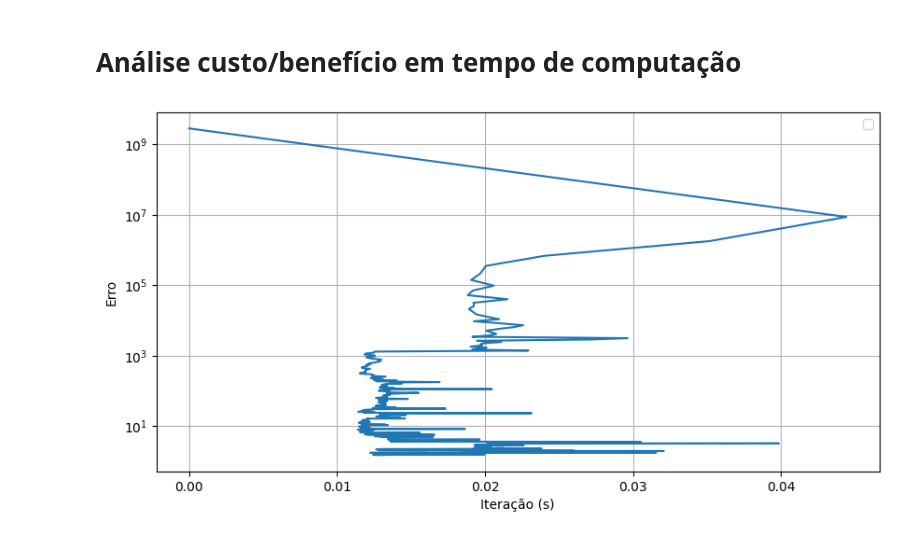
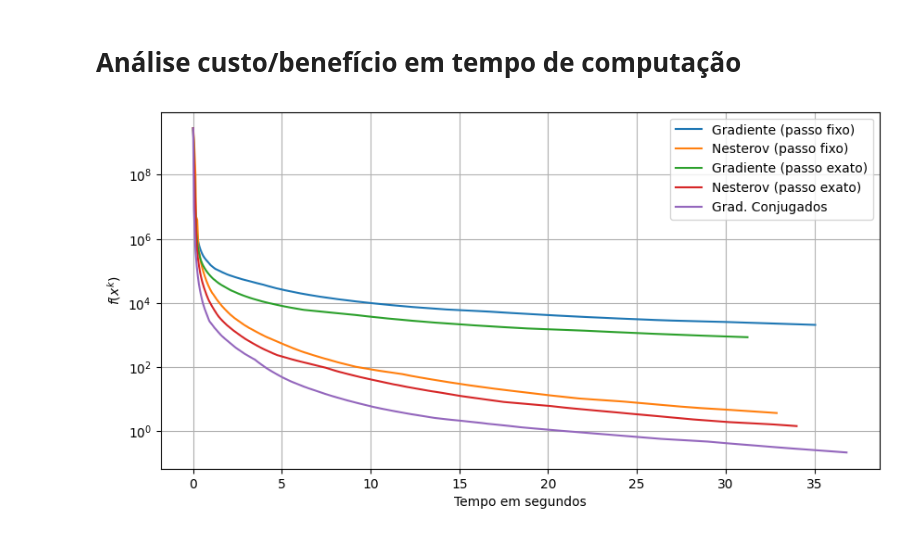
Before and after one commit to Vileno-C/image_reconstruction, a Jupyter notebook: skimage_test.ipynb, the cells around one changed output. Cells and saved outputs as stored; diff of their text form; code cells hidden in the pictures.

```diff
--- a/skimage_test.ipynb
+++ b/skimage_test.ipynb
@@ -296,27 +355,20 @@ plt.grid(True)
 # %% [markdown]
 # Análise custo/benefício em tempo de computação
 # %%
-# Erro de f
-erro_dg_f = [(fx - f_star) for fx in f_values_dg_f]
-erro_n_f  = [(fx - f_star) for fx in f_values_n_f]
-erro_dg_e = [(fx - f_star) for fx in f_values_dg_e]
-erro_n_e  = [(fx - f_star) for fx in f_values_n_e]
-#erro_cg   = [(fx - f_star) for fx in f_values_cg]
-
 # ----------------------------
-# Plot dos graficos de erro
+# Plot dos graficos de tempo
 # ----------------------------
 plt.figure(figsize=(10, 5))
 
-# plt.plot(time_dg_f, f_values_dg_f, label="Gradiente (passo fixo)")
-# plt.plot(time_n_f, f_values_n_f, label="Nesterov (passo fixo)")
-# plt.plot(time_dg_e, f_values_dg_e, label="Gradiente (passo exato)")
-# plt.plot(time_n_e, f_values_n_e, label="Nesterov (passo exato)")
-plt.plot(time_iter_cg, f_values_cg)
+plt.plot(time_dg_f, f_values_dg_f, label="Gradiente (passo fixo)")
+plt.plot(time_n_f, f_values_n_f, label="Nesterov (passo fixo)")
+plt.plot(time_dg_e, f_values_dg_e, label="Gradiente (passo exato)")
+plt.plot(time_n_e, f_values_n_e, label="Nesterov (passo exato)")
+plt.plot(time_cg, f_values_cg, label="Grad. Conjugados")
 plt.yscale("log")
-plt.xlabel("Iteração (s)")
-plt.ylabel("Erro")
+plt.xlabel("Tempo em segundos")
+plt.ylabel("$f(x^k)$")
 plt.legend()
 plt.grid(True)
 # %% [output]
-[figure, old version]
+[figure, new version]
```
Also changed, not shown: parts of 10 cells of this notebook.
